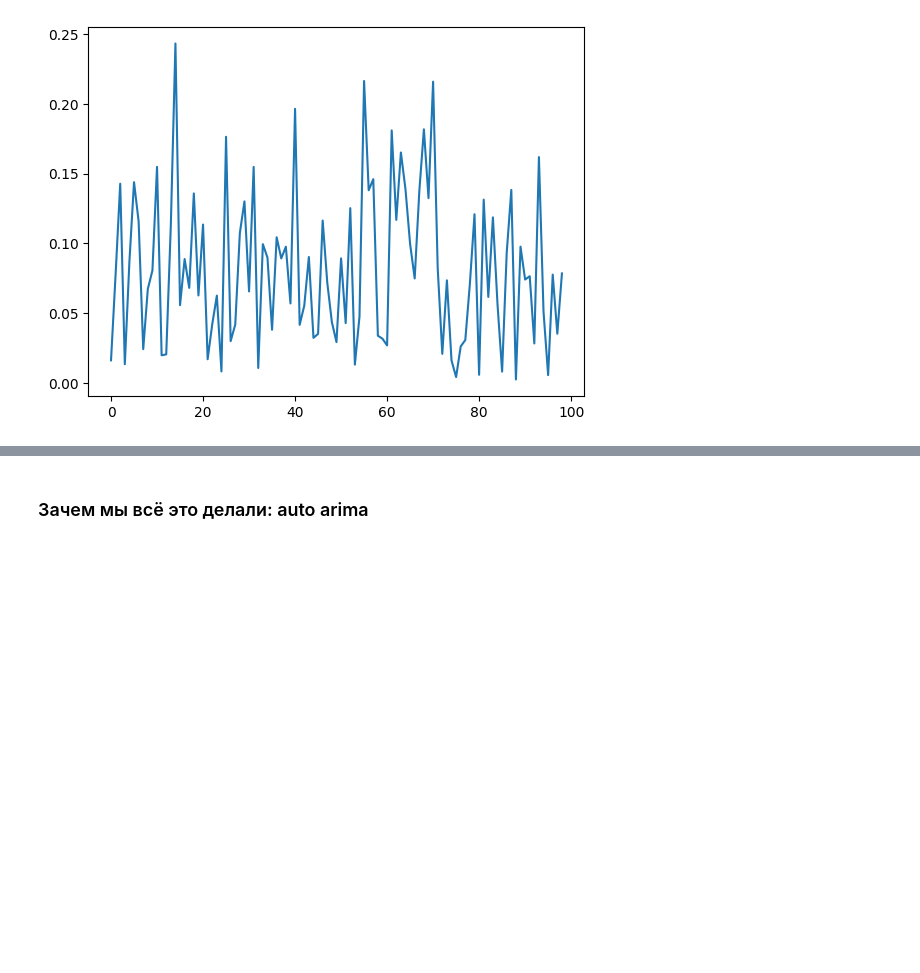
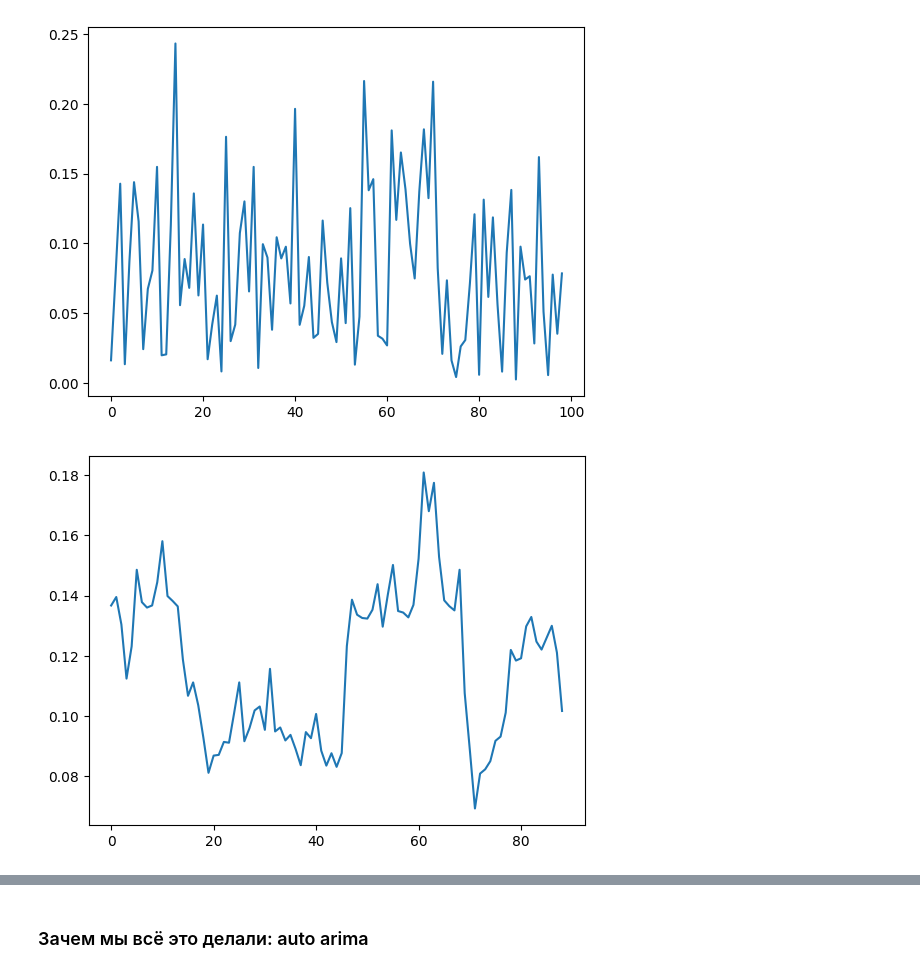
Before and after one commit to justniks/RProjects_EF, a Jupyter notebook: TimeSeries/seminar_1.ipynb, the cells around one changed output, grey strips where cells are left out. Drawn from its saved outputs; the diff is of its cells as text; code cells hidden in the pictures; blank space fills up the shorter version.

```diff
--- a/TimeSeries/seminar_1.ipynb
+++ b/TimeSeries/seminar_1.ipynb
@@ -562,10 +653,14 @@ plt.plot(resultRMSE1);
 # %%
 resultRMSE1 = np.array([]) #пустой массив для записи результатов
 for i in range(401, 490):
     resultRMSE1 = np.append(
         resultRMSE1,
-        RMSE(D.y1[[i]],
-             ARIMA(D.y1[:i], order=(1, 0, 0)).fit().forecast(10).values)
+        RMSE(
+            D.y1[i:i+10],
+            ARIMA(D.y1[:i], order=(1, 0, 0)).fit().forecast(10).values
         )
+    )
 plt.plot(resultRMSE1);
+# %% [output]
+[figure, added]
 # %% [markdown]
```
Also changed, not shown: parts of 50 cells of this notebook.
